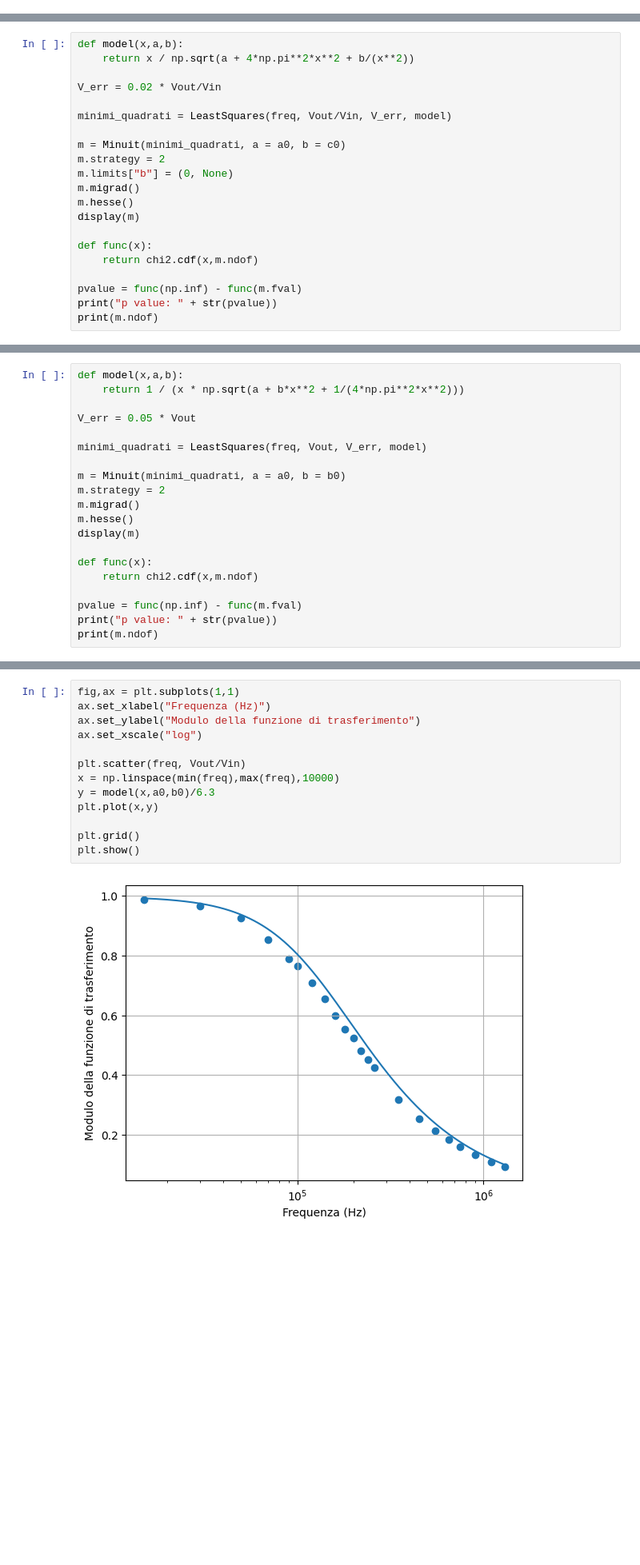
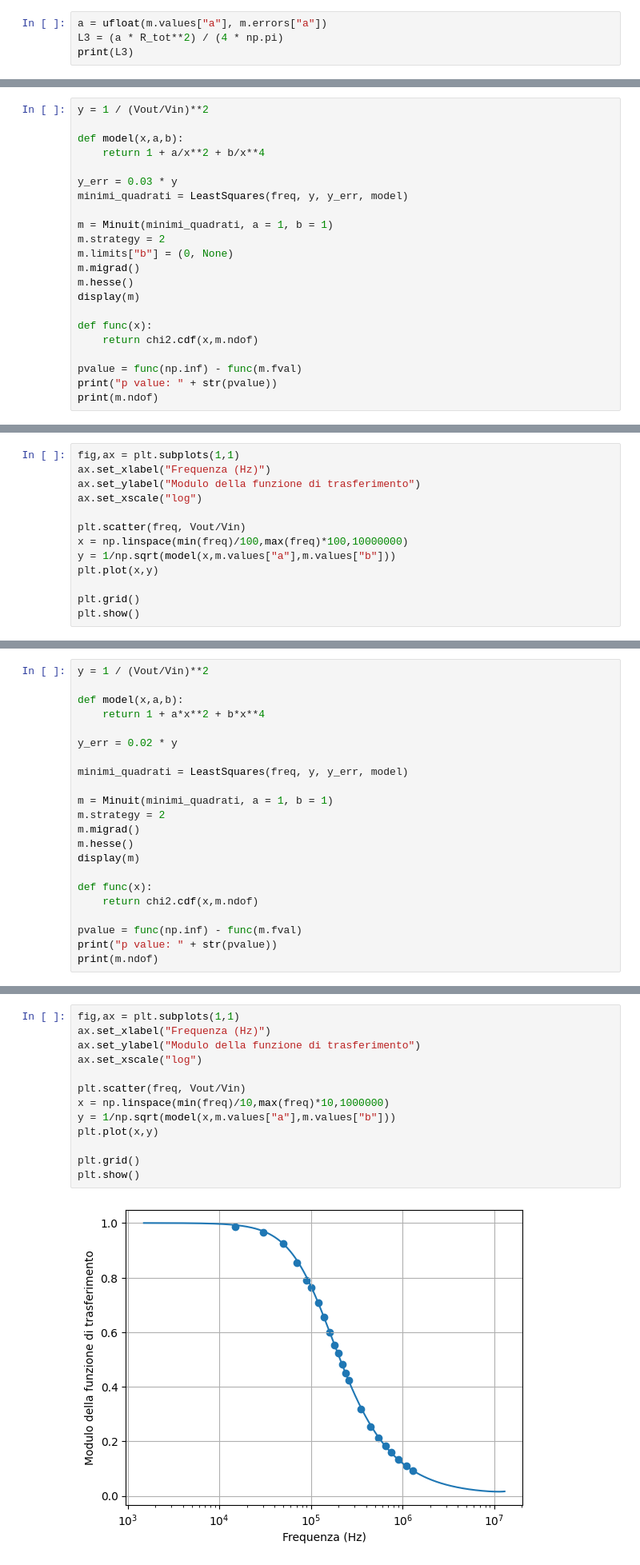
Before and after one commit to ARossiUnimib/Laboratorio-2---Gruppo-21-A.A.-2023-24, a Jupyter notebook: Notebooks/Circuiti_3/Circuiti_3.ipynb, the cells around one changed output, grey strips where cells are left out. Shown at 80% size. Saved outputs shown, nothing was run; the diff lists cells and outputs as text; blank space fills up the shorter version.

```diff
--- a/Notebooks/Circuiti_3/Circuiti_3.ipynb
+++ b/Notebooks/Circuiti_3/Circuiti_3.ipynb
@@ -448,0 +556,4 @@ plt.show()
+# %%
+a = ufloat(m.values["a"], m.errors["a"])
+L3 = (a * R_tot**2) / (4 * np.pi)
+print(L3)
@@ -718,14 +868,15 @@ print(a0,b0,c0)
 # %% [output]
 -109999999999.99997 1 9.999999999999998e+21
 # %%
+y = 1 / (Vout/Vin)**2
+
 def model(x,a,b):
-    return x / np.sqrt(a + 4*np.pi**2*x**2 + b/(x**2))
+    return 1 + a/x**2 + b/x**4
 
-V_err = 0.02 * Vout/Vin
+y_err = 0.03 * y
+minimi_quadrati = LeastSquares(freq, y, y_err, model)
 
-minimi_quadrati = LeastSquares(freq, Vout/Vin, V_err, model)
-
-m = Minuit(minimi_quadrati, a = a0, b = c0)
+m = Minuit(minimi_quadrati, a = 1, b = 1)
 m.strategy = 2
 m.limits["b"] = (0, None)
 m.migrad()
@@ -755 +906,14 @@ p value: 0.0
 20.0
+# %%
+fig,ax = plt.subplots(1,1)
+ax.set_xlabel("Frequenza (Hz)")
+ax.set_ylabel("Modulo della funzione di trasferimento")
+ax.set_xscale("log")
+
+plt.scatter(freq, Vout/Vin)
+x = np.linspace(min(freq)/100,max(freq)*100,10000000)
+y = 1/np.sqrt(model(x,m.values["a"],m.values["b"]))
+plt.plot(x,y)
+
+plt.grid()
+plt.show()
@@ -877,12 +1034,14 @@ print(a0,b0)
 # %%
+y = 1 / (Vout/Vin)**2
+
 def model(x,a,b):
-    return 1 / (x * np.sqrt(a + b*x**2 + 1/(4*np.pi**2*x**2)))
+    return 1 + a*x**2 + b*x**4
 
-V_err = 0.05 * Vout
+y_err = 0.02 * y
 
-minimi_quadrati = LeastSquares(freq, Vout, V_err, model)
+minimi_quadrati = LeastSquares(freq, y, y_err, model)
 
-m = Minuit(minimi_quadrati, a = a0, b = b0)
+m = Minuit(minimi_quadrati, a = 1, b = 1)
 m.strategy = 2
 m.migrad()
 m.hesse()
@@ -912,18 +1071,18 @@ p value: 0.0
 # %%
 fig,ax = plt.subplots(1,1)
 ax.set_xlabel("Frequenza (Hz)")
 ax.set_ylabel("Modulo della funzione di trasferimento")
 ax.set_xscale("log")
 
 plt.scatter(freq, Vout/Vin)
-x = np.linspace(min(freq),max(freq),10000)
-y = model(x,a0,b0)/6.3
+x = np.linspace(min(freq)/10,max(freq)*10,1000000)
+y = 1/np.sqrt(model(x,m.values["a"],m.values["b"]))
 plt.plot(x,y)
 
 plt.grid()
 plt.show()
 # %% [output]
-[figure, old version]
+[figure, new version]
 # %% [markdown]
 Fase
 # %%
```
Also changed, not shown: parts of 46 cells of this notebook.
